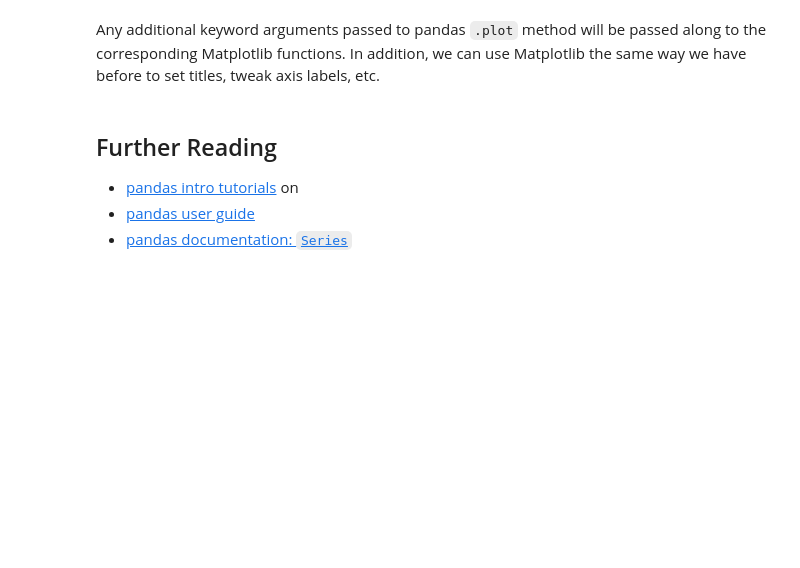
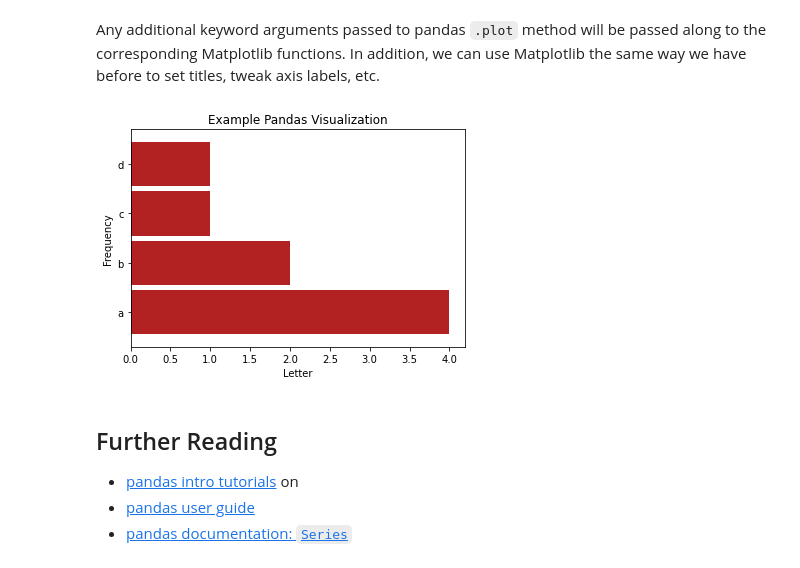
Before and after one commit to CodeupClassroom/kalpana-data-science-libraries, a Jupyter notebook: series-lesson.ipynb, the cells around one changed output. Saved outputs shown, nothing was run; the diff lists cells and outputs as text; code cells hidden in the pictures; blank space fills up the shorter version.

Commit message:
finish series lesson

```diff
--- a/series-lesson.ipynb
+++ b/series-lesson.ipynb
@@ -493,13 +1001,16 @@ Any additional keyword arguments passed to pandas `.plot` method will be passed
 # %%
 # Use Matplotlib to customize.
 
-pd.Series(['a', 'b', 'a', 'c', 'b', 'a', 'd', 'a']).value_counts().plot.bar(color='firebrick', width=.9)
+pd.Series(['a', 'b', 'a', 'c', 'b', 'a', 'd', 'a']).value_counts().plot.barh(color='firebrick', width=.9)
+
 plt.title('Example Pandas Visualization')
 plt.xticks(rotation=0)
 plt.xlabel('Letter')
 plt.ylabel('Frequency')
 
 plt.show()
+# %% [output]
+[figure, added]
 # %% [markdown]
 ## Further Reading
 - [pandas intro tutorials](https://pandas.pydata.org/docs/getting_started/index.html#intro-to-pandas) on
```
Also changed, not shown: parts of 75 cells of this notebook.
